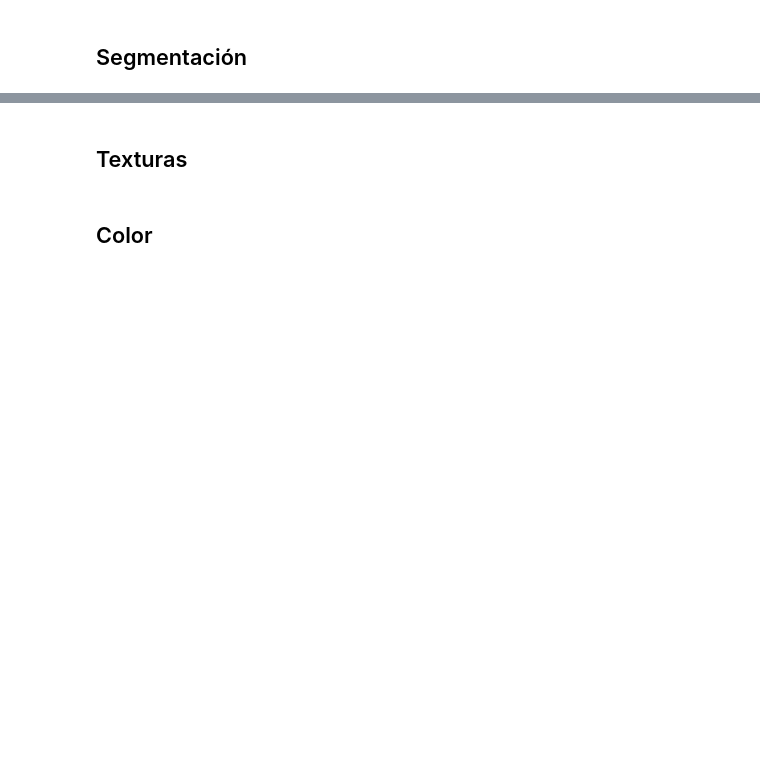
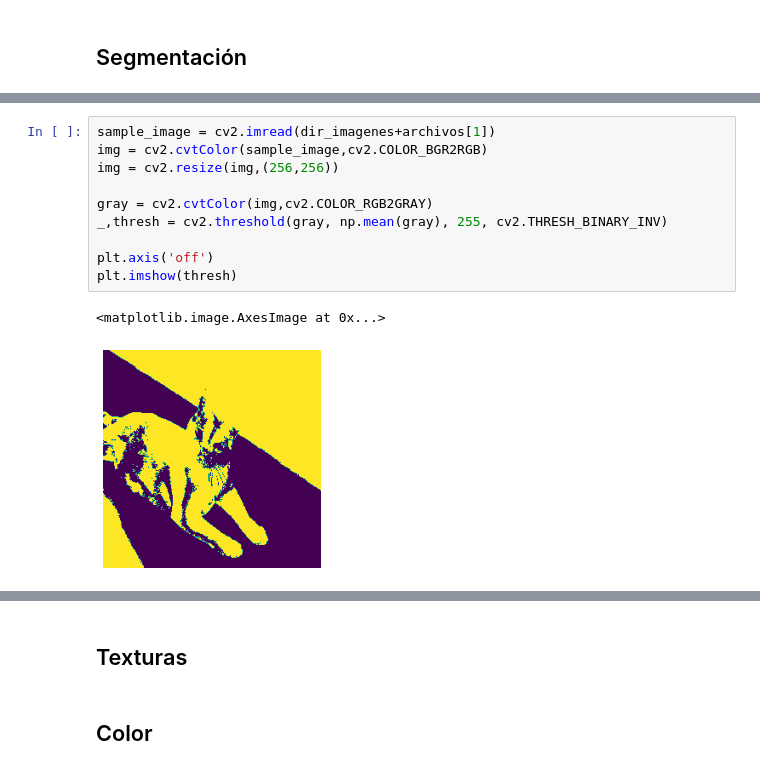
Before and after one commit to victoriatournier/BreedRecognizerTimag, a Jupyter notebook: trabajo.ipynb, the cells around one changed output, grey strips where cells are left out. Saved outputs shown, nothing was run; the diff lists cells and outputs as text; blank space fills up the shorter version.

```diff
--- a/trabajo.ipynb
+++ b/trabajo.ipynb
@@ -36,0 +109,13 @@ for j in range(3):
+# %%
+sample_image = cv2.imread(dir_imagenes+archivos[1])
+img = cv2.cvtColor(sample_image,cv2.COLOR_BGR2RGB)
+img = cv2.resize(img,(256,256))
+
+gray = cv2.cvtColor(img,cv2.COLOR_RGB2GRAY)
+_,thresh = cv2.threshold(gray, np.mean(gray), 255, cv2.THRESH_BINARY_INV)
+
+plt.axis('off')
+plt.imshow(thresh)
+# %% [output]
+<matplotlib.image.AxesImage at 0x...>
+[figure, added]
```
Also changed, not shown: parts of 10 cells of this notebook.
